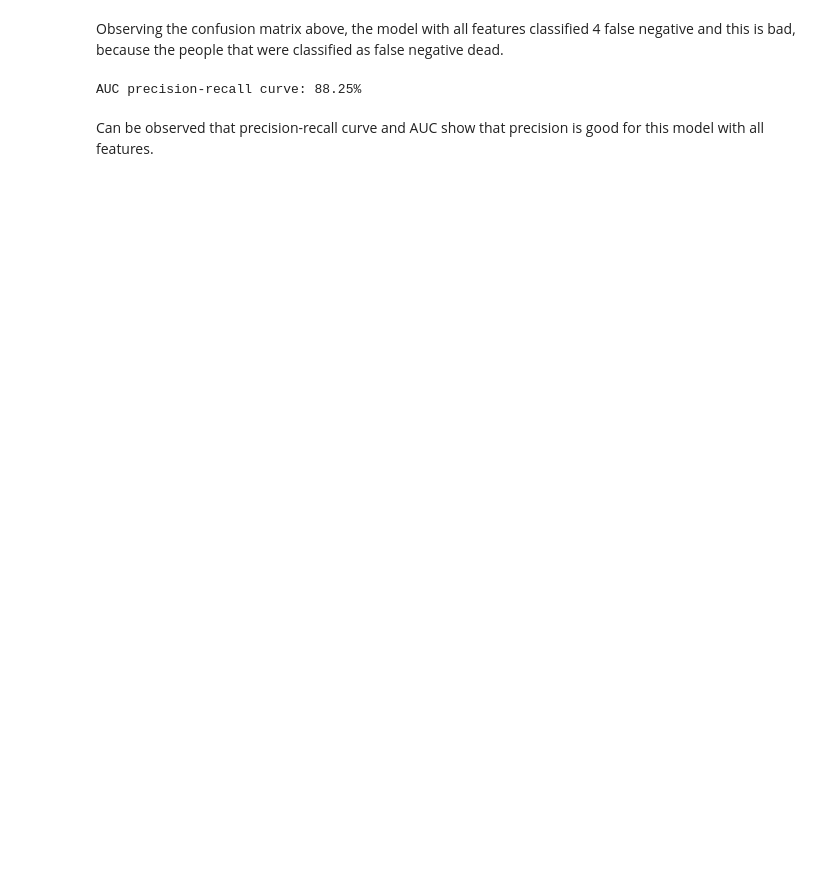
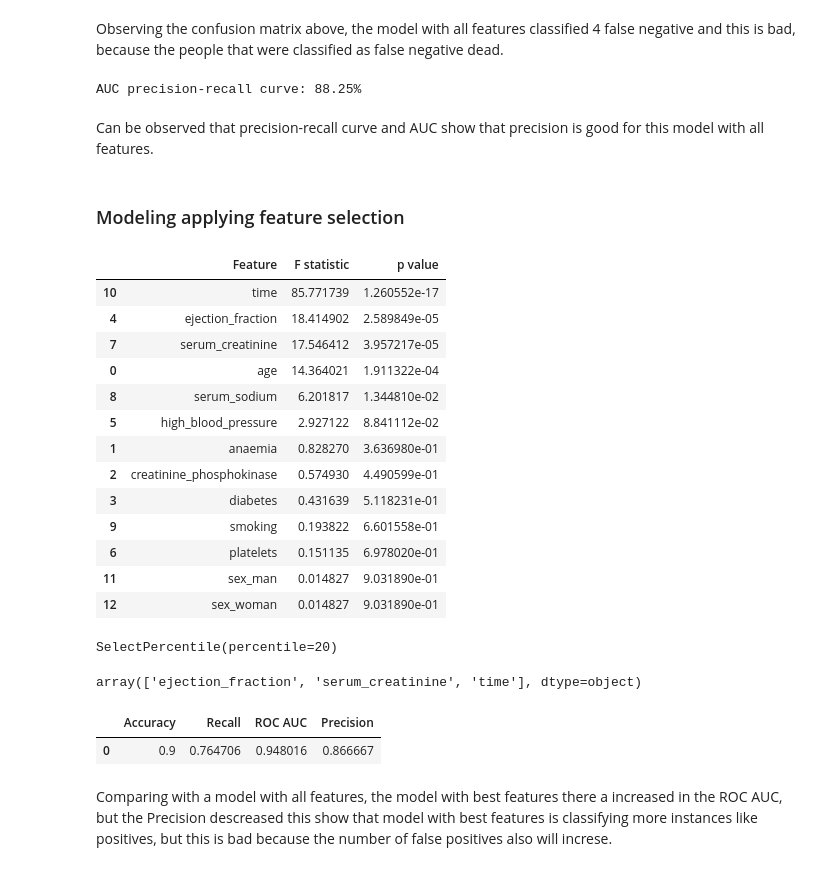
Before and after one commit to Fabio-luiz-sousa/prediction_heart_failure, a Jupyter notebook: modeling/modeling.ipynb, the cells around one changed output. Cells and saved outputs as stored; diff of their text form; code cells hidden in the pictures; blank space fills up the shorter version.

Commit message:
modeling finalized

```diff
--- a/modeling/modeling.ipynb
+++ b/modeling/modeling.ipynb
@@ -145,3 +124,39 @@ plot_precision_recall(lr,X_train,X_test,y_train,y_test)
 AUC precision-recall curve: 88.25%
 # %% [markdown]
 Can be observed that precision-recall curve and AUC show that precision is good for this model with all features.
+# %% [markdown]
+### Modeling applying feature selection
+# %%
+# f-test
+[f_stat,f_p_value] = f_classif(X_train,y_train)
+
+f_test_df = pd.DataFrame({'Feature':X_train.columns,'F statistic':f_stat,'p value':f_p_value})
+f_test_df.sort_values('p value')
+# %% [output]
+|  | Feature | F statistic | p value |
+| 10 | time | 85.771739 | 1.260552e-17 |
+| 4 | ejection_fraction | 18.414902 | 2.589849e-05 |
+| 7 | serum_creatinine | 17.546412 | 3.957217e-05 |
+| 0 | age | 14.364021 | 1.911322e-04 |
+| 8 | serum_sodium | 6.201817 | 1.344810e-02 |
+| 5 | high_blood_pressure | 2.927122 | 8.841112e-02 |
+| 1 | anaemia | 0.828270 | 3.636980e-01 |
+| 2 | creatinine_phosphokinase | 0.574930 | 4.490599e-01 |
+| 3 | diabetes | 0.431639 | 5.118231e-01 |
+| 9 | smoking | 0.193822 | 6.601558e-01 |
+| 6 | platelets | 0.151135 | 6.978020e-01 |
+| 11 | sex_man | 0.014827 | 9.031890e-01 |
+| 12 | sex_woman | 0.014827 | 9.031890e-01 |
+# %%
+# choice top 20% of features according to the F-test
+selector_features = SelectPercentile(f_classif,percentile=20)
+
+selector_features.fit(X_train,y_train)
+# %% [output]
+SelectPercentile(percentile=20)
+# %%
+# name best_features
+best_features = selector_features.get_feature_names_out()
+best_features
+# %% [output]
+array(['ejection_fraction', 'serum_creatinine', 'time'], dtype=object)
@@ -147,0 +169,7 @@ Can be observed that precision-recall curve and AUC show that precision is good
+# %%
+df_metrics_best_features
+# %% [output]
+|  | Accuracy | Recall | ROC AUC | Precision |
+| 0 | 0.9 | 0.764706 | 0.948016 | 0.866667 |
+# %% [markdown]
+Comparing with a model with all features, the model with best features there a increased in the ROC AUC, but the Precision descreased this show that model with best features is classifying more instances like positives, but this is bad because the number of false positives also will increse.
```
Also changed, not shown: parts of 11 cells of this notebook.
